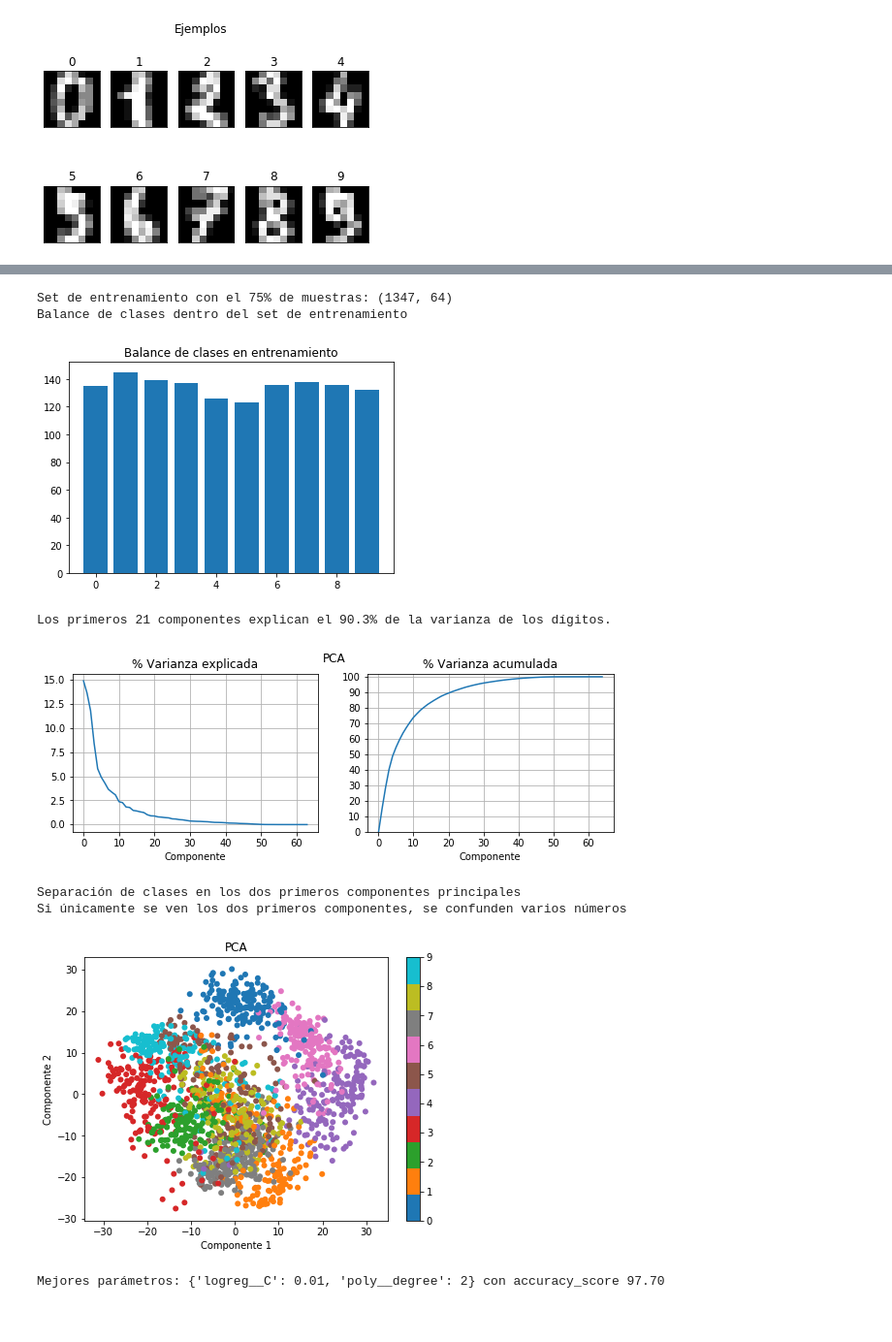
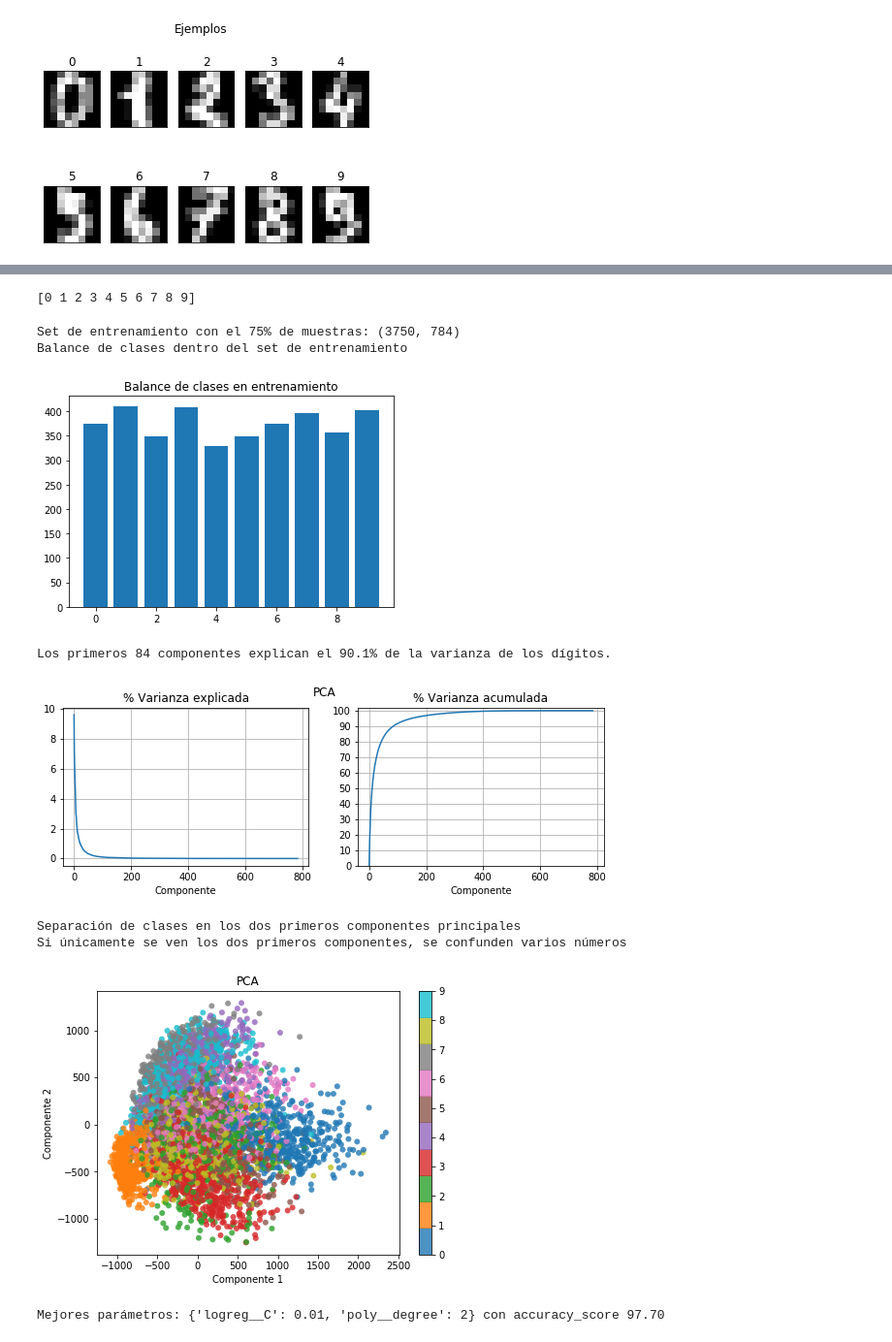
Before and after one commit to cazdlt/MLPython, a Jupyter notebook: clasificadores.ipynb, the cells around one changed output, grey strips where cells are left out. Shown at 97% size. Saved outputs shown, nothing was run; the diff lists cells and outputs as text; code cells hidden in the pictures.

Commit message:
Dataset cambiado a MNIST original

```diff
--- a/clasificadores.ipynb
+++ b/clasificadores.ipynb
@@ -44,8 +73,26 @@ Balance de clases dentro del total de muestras
+# %%
+X=MNIST["data"][:7000]
+y=MNIST["target"].astype(int)
+
+print(np.unique(y))
+# %% [output]
+[0 1 2 3 4 5 6 7 8 9]
 # %%
 #Organizar train-test
 from sklearn.model_selection import train_test_split
+from sklearn.utils import resample
 
-X_train,X_test,y_train,y_test=train_test_split(digits["data"],digits["target"],random_state=42,test_size=0.25)
+# #Para digits
+# X=digits["data"]
+# y=digits["target"]
+
+#Para MNIST
+#subsample para evitar quemar mi compu
+X=MNIST["data"]
+y=MNIST["target"].astype(int)
+X,y=resample(X,y,n_samples=5000,replace=False,random_state=42)
+
+X_train,X_test,y_train,y_test=train_test_split(X,y,random_state=42,test_size=0.25)
 print(f"Set de entrenamiento con el 75% de muestras: {X_train.shape}")
 
 plt.figure()
@@ -54,14 +101,18 @@ plt.bar(class_counts[0],class_counts[1])
 plt.title("Balance de clases en entrenamiento")
 print("Balance de clases dentro del set de entrenamiento")
 # %% [output]
-Set de entrenamiento con el 75% de muestras: (1347, 64)
+Set de entrenamiento con el 75% de muestras: (3750, 784)
 Balance de clases dentro del set de entrenamiento
-[figure, old version]
+[figure, new version]
 # %%
 #PCA (tal vez buena idea hacer gridsearch para hallar número óptimo de parámetros)
 from sklearn import decomposition
 pca=decomposition.PCA()
-X_pca=pca.fit_transform(digits["data"])
+
+train_size=X_train.shape
+X_full=np.vstack([X_train,X_test])
+y_full=np.hstack([y_train,y_test])
+X_pca=pca.fit_transform(X_full)
 
 f,ax=plt.subplots(1,2,figsize=(10,3))
 ax[0].plot(100*pca.explained_variance_ratio_)
@@ -79,30 +130,31 @@ ax[1].set_ylim(0,102)
 ax[1].grid()
 
 #Se busca el índice del PC desde desde el cual se ha explicado el 90% de la varianza
-PCA_idx=np.argwhere(varianza_acumulada>0.9)[0][0]
+PCA_idx=np.argwhere(varianza_acumulada>0.90)[0][0]
 X_pca=X_pca[:,:PCA_idx]
 
-#separa en train-test
-Xpca_train,Xpca_test,ypca_train,ypca_test=train_test_split(X_pca,digits["target"],random_state=42,test_size=0.25)
+#recupera train-test
+Xpca_train=X_pca[0:train_size[0],:]
+Xpca_test=X_pca[train_size[0]:,:]
 
-print(f"Los primeros {PCA_idx+1} componentes explican el {100*varianza_acumulada[PCA_idx]:.1f}% de la varianza de los dígitos.")
+print(f"Los primeros {PCA_idx} componentes explican el {100*varianza_acumulada[PCA_idx]:.1f}% de la varianza de los dígitos.")
 # %% [output]
-Los primeros 21 componentes explican el 90.3% de la varianza de los dígitos.
+Los primeros 84 componentes explican el 90.1% de la varianza de los dígitos.
-[figure, old version]
+[figure, new version]
 # %%
 #Separación de componentes principales
 plt.figure(figsize=(7,5))
-plt.scatter(X_pca[:, 0], X_pca[:, 1], c=digits["target"], edgecolor='none', alpha=1,cmap=plt.cm.get_cmap('tab10', 10))
+plt.scatter(X_pca[:, 0], X_pca[:, 1], c=y_full, edgecolor='none', alpha=0.8,cmap=plt.cm.get_cmap('tab10', 10))
 plt.xlabel('Componente 1')
 plt.ylabel('Componente 2')
 plt.colorbar()
 plt.title("PCA")
 print("Separación de clases en los dos primeros componentes principales")
 print("Si únicamente se ven los dos primeros componentes, se confunden varios números")
 # %% [output]
 Separación de clases en los dos primeros componentes principales
 Si únicamente se ven los dos primeros componentes, se confunden varios números
-[figure, old version]
+[figure, new version]
 # %%
 #Regresión logística sin PCA
 from sklearn.linear_model import LogisticRegression
```
Also changed, not shown: parts of 8 cells of this notebook, 2 other files.
